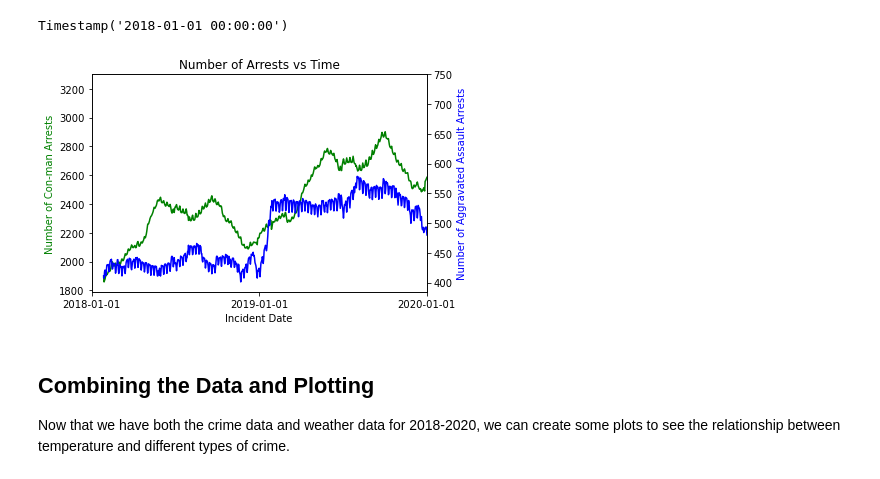
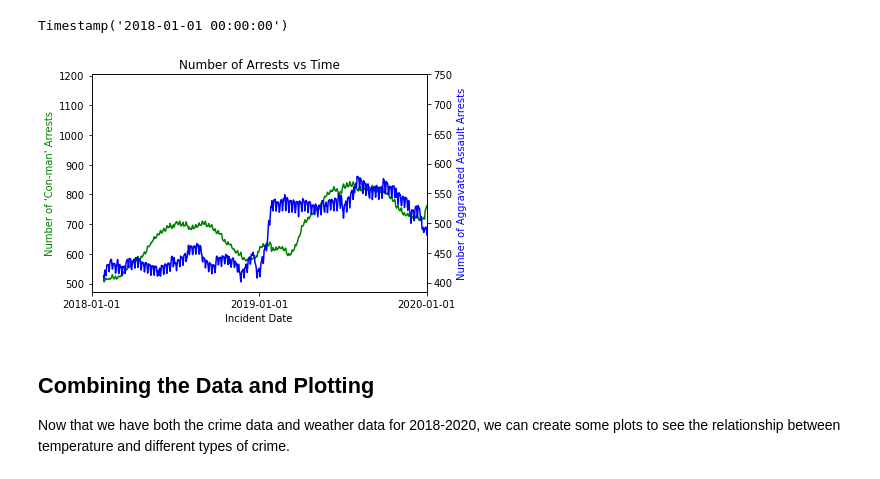
Before and after one commit to gavintchan/data200-grad-project, a Jupyter notebook: analysis/data200_grad_project.ipynb, the cells around one changed output. Drawn from its saved outputs; the diff is of its cells as text; code cells hidden in the pictures.

```diff
--- a/analysis/data200_grad_project.ipynb
+++ b/analysis/data200_grad_project.ipynb
@@ -447,5 +449,5 @@ with open(FBI_CRIME_2020_PATH) as file:
     for line in file:
         print(line)
         count+=1
-        if count > 20:
+        if count >= 3:
             break
@@ -915,25 +927,25 @@ Timestamp('2018-01-01 00:00:00')
 # %%
 #There appears to be some seasonality in the data-- let's compare between a violent and nonviolent
 #crime to see if there is seasonality in both
 
-aggAssaultOnly = df_crime_data[df_crime_data['UCR Offense Code'] == "Simple Assault"]
+aggAssaultOnly = df_crime_data[df_crime_data['UCR Offense Code'] == "Aggravated Assault"]
 aggAssaultOnly = aggAssaultOnly.groupby("Incident Date").count().iloc[:,0]
 
 consOnly = df_crime_data[df_crime_data["UCR Offense Code"] == "False Pretenses/Swindle/Confidence Game"]
 consOnly = consOnly.groupby("Incident Date").count().iloc[:,0]
 fig, ax = plt.subplots()
 sns.lineplot(x = aggAssaultOnly.index,y=aggAssaultOnly.rolling(30).mean().shift(-3),ax=ax,color = "g")
-plt.ylabel("Number of ""Con-man"" Arrests",color="g")
+plt.ylabel("Number of 'Con-man' Arrests",color="g")
 
 ax2 = plt.twinx()
 sns.lineplot(x = consOnly.index, y = consOnly.rolling(30).mean().shift(-3),ax=ax2, color = "b")
 plt.xticks(["2018-01-01", "2019-01-01","2020-01-01","2021-01-01"])
 plt.xlabel("Incident Date")
 plt.ylabel("Number of Aggravated Assault Arrests",color="b")
 plt.title("Number of Arrests vs Time")
 plt.xlim(pd.to_datetime("2018-01-01"), pd.to_datetime("2020-01-01"));
 # %% [output]
-[figure, old version]
+[figure, new version]
 # %% [markdown]
 ## Combining the Data and Plotting
 Now that we have both the crime data and weather data for 2018-2020, we can create some plots to see the relationship between temperature and different types of crime.
```
Also changed, not shown: parts of 11 cells of this notebook.
